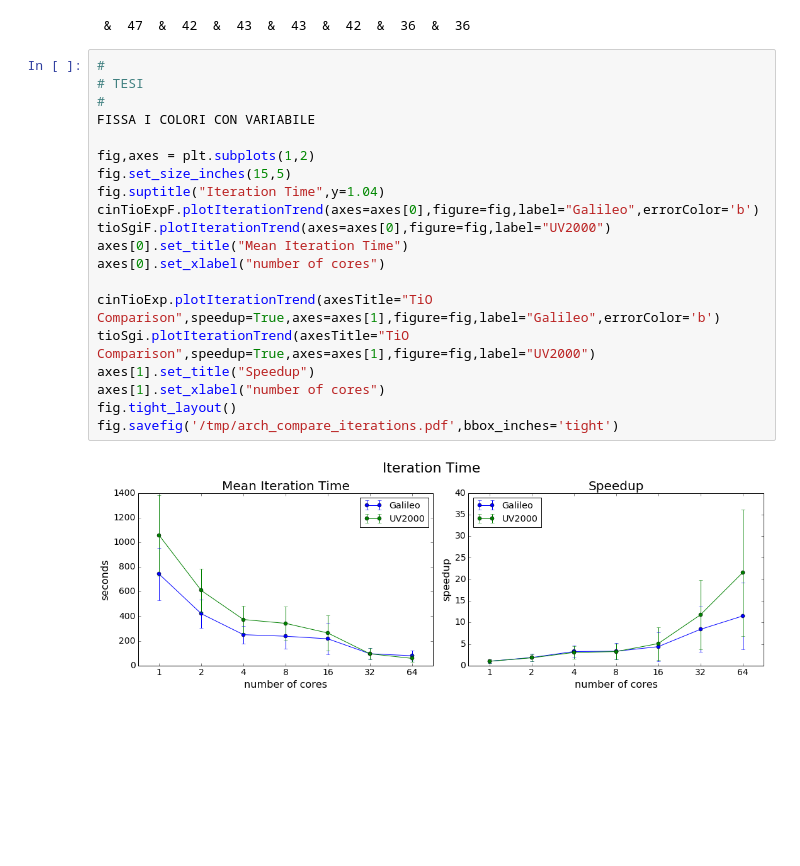
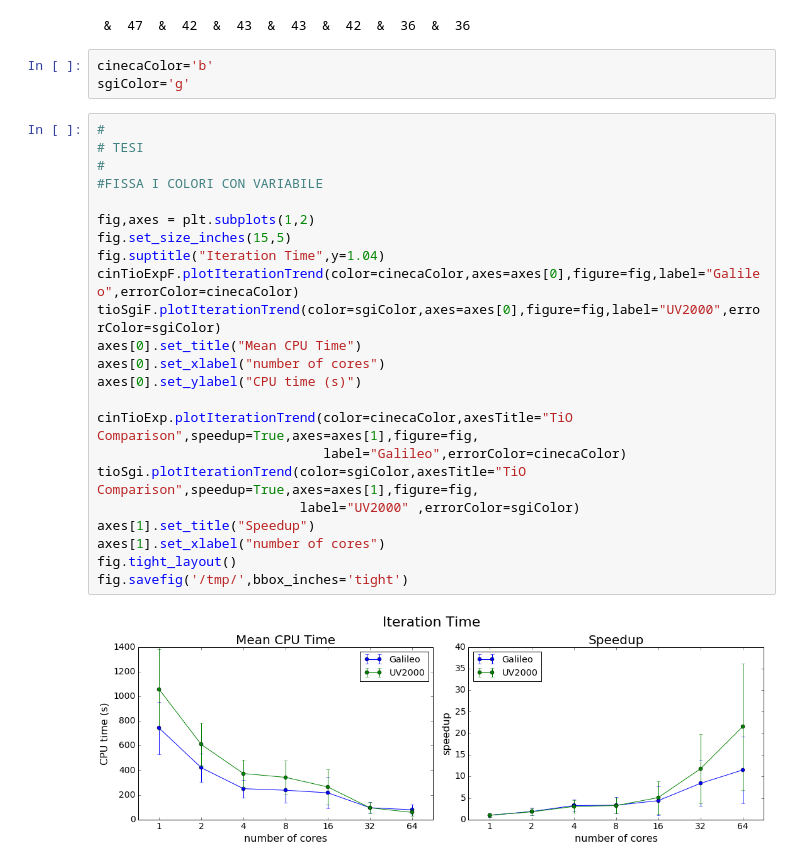
Before and after one commit to gioruffa/qetools, a Jupyter notebook: plotter.ipynb, the cells around one changed output. Drawn from its saved outputs; the diff is of its cells as text; blank space fills up the shorter version.

```diff
--- a/plotter.ipynb
+++ b/plotter.ipynb
@@ -2028,25 +2028,31 @@ for it,cores in tio_MP_GoodRun.getIterationsNumPerRun() :
     print ' & ',str(it),
 # %% [output]
  &  47  &  42  &  43  &  43  &  42  &  36  &  36
+# %%
+cinecaColor='b'
+sgiColor='g'
 # %%
 #
 # TESI
 #
-FISSA I COLORI CON VARIABILE
+#FISSA I COLORI CON VARIABILE
 
 fig,axes = plt.subplots(1,2)
 fig.set_size_inches(15,5)
 fig.suptitle("Iteration Time",y=1.04)
-cinTioExpF.plotIterationTrend(axes=axes[0],figure=fig,label="Galileo",errorColor='b')
-tioSgiF.plotIterationTrend(axes=axes[0],figure=fig,label="UV2000")
-axes[0].set_title("Mean Iteration Time")
+cinTioExpF.plotIterationTrend(color=cinecaColor,axes=axes[0],figure=fig,label="Galileo",errorColor=cinecaColor)
+tioSgiF.plotIterationTrend(color=sgiColor,axes=axes[0],figure=fig,label="UV2000",errorColor=sgiColor)
+axes[0].set_title("Mean CPU Time")
 axes[0].set_xlabel("number of cores")
+axes[0].set_ylabel("CPU time (s)")
 
-cinTioExp.plotIterationTrend(axesTitle="TiO Comparison",speedup=True,axes=axes[1],figure=fig,label="Galileo",errorColor='b')
-tioSgi.plotIterationTrend(axesTitle="TiO Comparison",speedup=True,axes=axes[1],figure=fig,label="UV2000")
+cinTioExp.plotIterationTrend(color=cinecaColor,axesTitle="TiO Comparison",speedup=True,axes=axes[1],figure=fig,
+                             label="Galileo",errorColor=cinecaColor)
+tioSgi.plotIterationTrend(color=sgiColor,axesTitle="TiO Comparison",speedup=True,axes=axes[1],figure=fig,
+                          label="UV2000" ,errorColor=sgiColor)
 axes[1].set_title("Speedup")
 axes[1].set_xlabel("number of cores")
 fig.tight_layout()
-fig.savefig('/tmp/arch_compare_iterations.pdf',bbox_inches='tight')
+fig.savefig('/tmp/',bbox_inches='tight')
 # %% [output]
-[figure, old version]
+[figure, new version]
```
Also changed, not shown: parts of 2 cells of this notebook, 2 other files.
